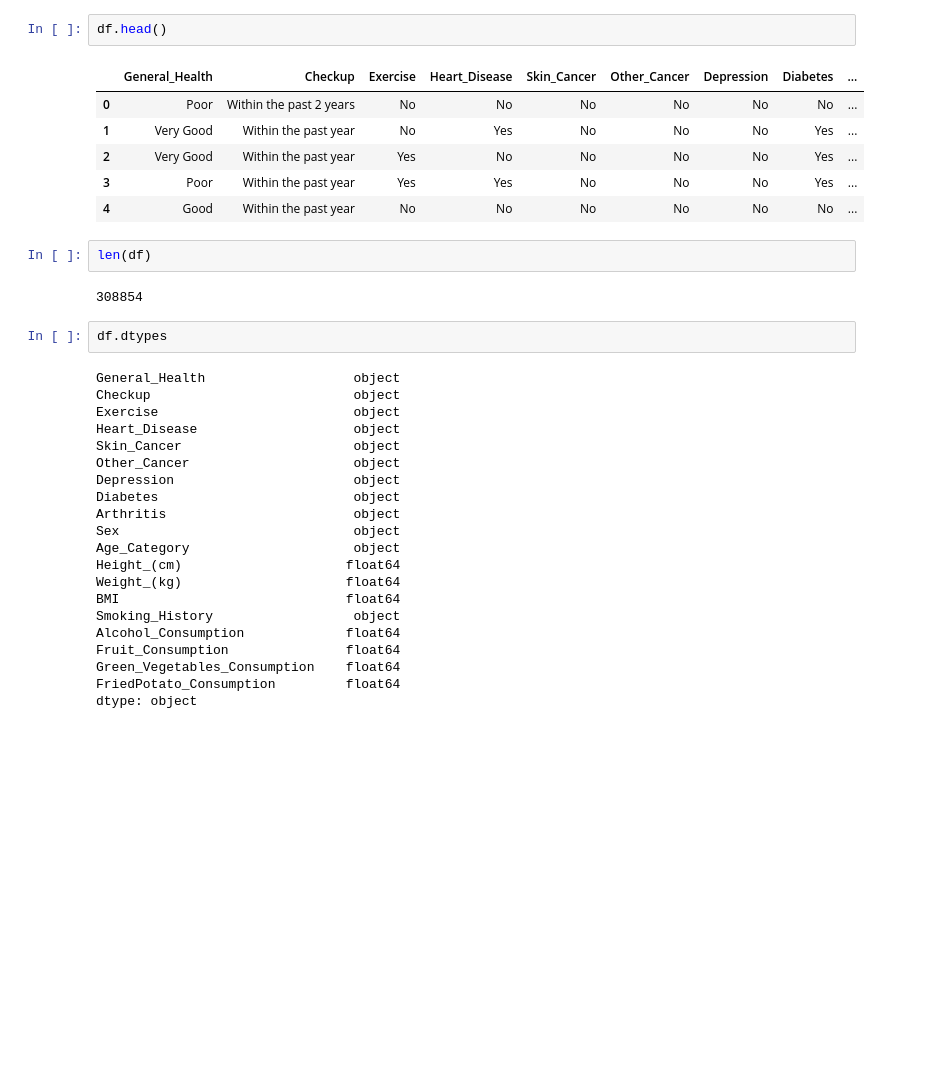
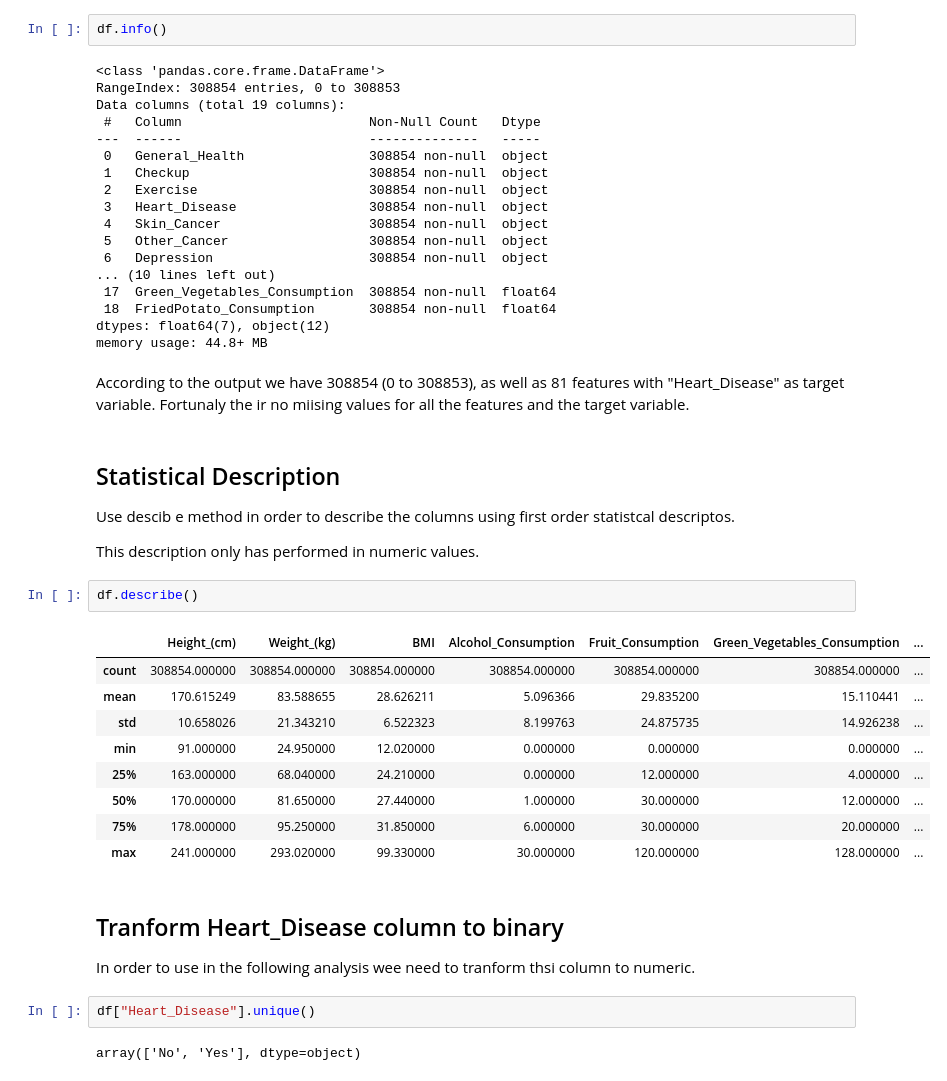
Before and after one commit to rininobaron/IBM_Machine_Learning_Professional_Certificate, a Jupyter notebook: COURSE_1_Exploratory_Data_Analysis_for_Machine_Learning/Week5/final-project-eda-ibm-course.ipynb, the cells around one changed output. Drawn from its saved outputs; the diff is of its cells as text; blank space fills up the shorter version.

```diff
--- a/COURSE_1_Exploratory_Data_Analysis_for_Machine_Learning/Week5/final-project-eda-ibm-course.ipynb
+++ b/COURSE_1_Exploratory_Data_Analysis_for_Machine_Learning/Week5/final-project-eda-ibm-course.ipynb
@@ -7,36 +26,48 @@ df = pd.read_csv("/kaggle/input/cardiovascular-diseases-risk-prediction-dataset/
 # %%
-df.head()
+df.info()
 # %% [output]
-|  | General_Health | Checkup | Exercise | Heart_Disease | Skin_Cancer | Other_Cancer | Depression | Diabetes | ... |
-| 0 | Poor | Within the past 2 years | No | No | No | No | No | No | ... |
-| 1 | Very Good | Within the past year | No | Yes | No | No | No | Yes | ... |
-| 2 | Very Good | Within the past year | Yes | No | No | No | No | Yes | ... |
-| 3 | Poor | Within the past year | Yes | Yes | No | No | No | Yes | ... |
-| 4 | Good | Within the past year | No | No | No | No | No | No | ... |
+<class 'pandas.core.frame.DataFrame'>
+RangeIndex: 308854 entries, 0 to 308853
+Data columns (total 19 columns):
+ #   Column                        Non-Null Count   Dtype
+---  ------                        --------------   -----
+ 0   General_Health                308854 non-null  object
+ 1   Checkup                       308854 non-null  object
+ 2   Exercise                      308854 non-null  object
+ 3   Heart_Disease                 308854 non-null  object
+ 4   Skin_Cancer                   308854 non-null  object
+ 5   Other_Cancer                  308854 non-null  object
+ 6   Depression                    308854 non-null  object
+... (10 lines left out)
+ 17  Green_Vegetables_Consumption  308854 non-null  float64
+ 18  FriedPotato_Consumption       308854 non-null  float64
+dtypes: float64(7), object(12)
+memory usage: 44.8+ MB
-# %%
-len(df)
-# %% [output]
-308854
+# %% [markdown]
+According to the output we have  308854 (0 to 308853), as well as 81 features with "Heart_Disease" as target variable. Fortunaly the ir no miising values for all the features and the target variable.
+# %% [markdown]
+## Statistical Description
+
+Use descib e method in order to describe the columns using first order statistcal descriptos.
+
+This description only has performed in numeric values.
 # %%
-df.dtypes
+df.describe()
 # %% [output]
-General_Health                   object
-Checkup                          object
-Exercise                         object
-Heart_Disease                    object
-Skin_Cancer                      object
-Other_Cancer                     object
-Depression                       object
-Diabetes                         object
-Arthritis                        object
-Sex                              object
-Age_Category                     object
-Height_(cm)                     float64
-Weight_(kg)                     float64
-BMI                             float64
-Smoking_History                  object
-Alcohol_Consumption             float64
-Fruit_Consumption               float64
-Green_Vegetables_Consumption    float64
-FriedPotato_Consumption         float64
-dtype: object
+|  | Height_(cm) | Weight_(kg) | BMI | Alcohol_Consumption | Fruit_Consumption | Green_Vegetables_Consumption | ... |
+| count | 308854.000000 | 308854.000000 | 308854.000000 | 308854.000000 | 308854.000000 | 308854.000000 | ... |
+| mean | 170.615249 | 83.588655 | 28.626211 | 5.096366 | 29.835200 | 15.110441 | ... |
+| std | 10.658026 | 21.343210 | 6.522323 | 8.199763 | 24.875735 | 14.926238 | ... |
+| min | 91.000000 | 24.950000 | 12.020000 | 0.000000 | 0.000000 | 0.000000 | ... |
+| 25% | 163.000000 | 68.040000 | 24.210000 | 0.000000 | 12.000000 | 4.000000 | ... |
+| 50% | 170.000000 | 81.650000 | 27.440000 | 1.000000 | 30.000000 | 12.000000 | ... |
+| 75% | 178.000000 | 95.250000 | 31.850000 | 6.000000 | 30.000000 | 20.000000 | ... |
+| max | 241.000000 | 293.020000 | 99.330000 | 30.000000 | 120.000000 | 128.000000 | ... |
+# %% [markdown]
+## Tranform Heart_Disease column to binary
+
+In order to use in the following analysis wee need to tranform thsi column to numeric.
+# %%
+df["Heart_Disease"].unique()
+# %% [output]
+array(['No', 'Yes'], dtype=object)
```
Also changed, not shown: parts of 17 cells of this notebook.
